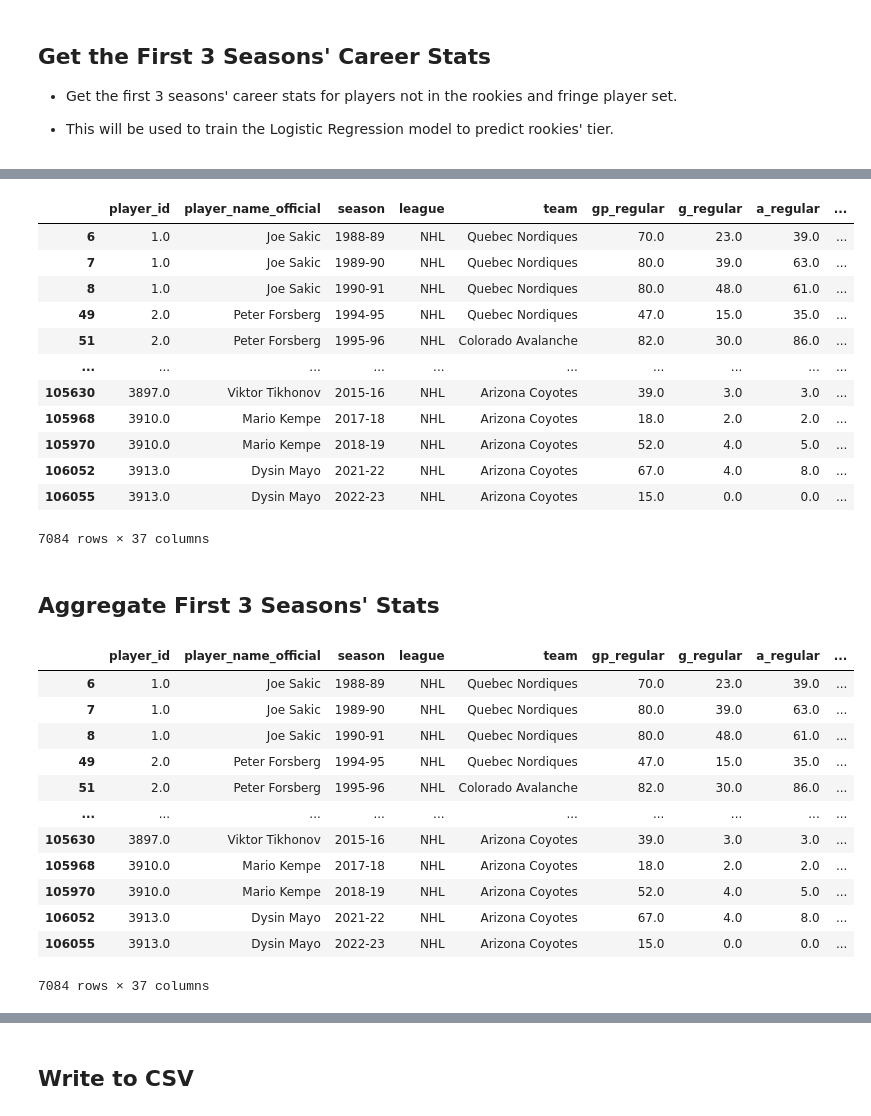
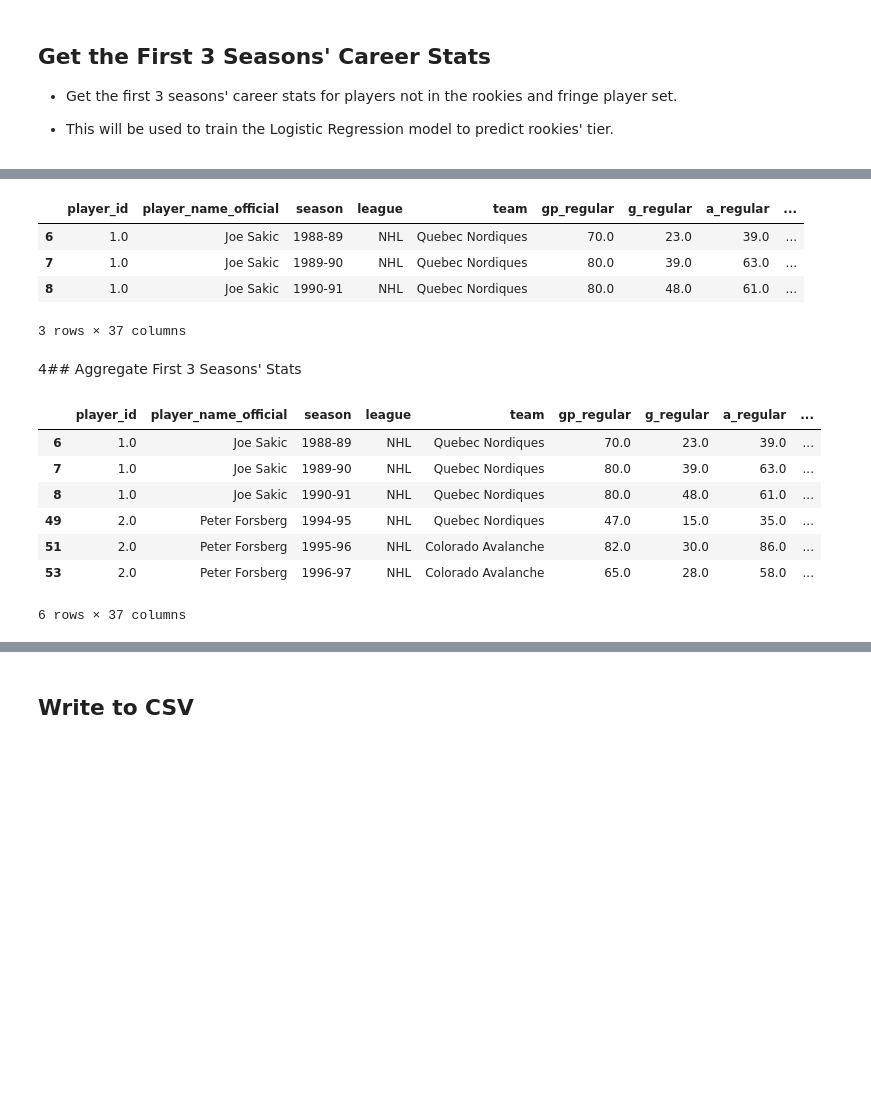
Before and after one commit to shigenogoro/NHL-Prospect-Predictor, a Jupyter notebook: tier_classifier/nhl_player_preprocessing.ipynb, the cells around one changed output, grey strips where cells are left out. Saved outputs shown, nothing was run; the diff lists cells and outputs as text; code cells hidden in the pictures; blank space fills up the shorter version.

```diff
--- a/tier_classifier/nhl_player_preprocessing.ipynb
+++ b/tier_classifier/nhl_player_preprocessing.ipynb
@@ -640,26 +680,18 @@ nhl_main_players_stats.shape
 # %%
 # Get the first 3 seasons' stats for each player
 nhl_main_players_3_season_stats = nhl_main_players_stats.groupby('player_id').head(3)
-nhl_main_players_3_season_stats
+nhl_main_players_3_season_stats.head(3)
 # %% [output]
 |  | player_id | player_name_official | season | league | team | gp_regular | g_regular | a_regular | ... |
 | 6 | 1.0 | Joe Sakic | 1988-89 | NHL | Quebec Nordiques | 70.0 | 23.0 | 39.0 | ... |
 | 7 | 1.0 | Joe Sakic | 1989-90 | NHL | Quebec Nordiques | 80.0 | 39.0 | 63.0 | ... |
 | 8 | 1.0 | Joe Sakic | 1990-91 | NHL | Quebec Nordiques | 80.0 | 48.0 | 61.0 | ... |
-| 49 | 2.0 | Peter Forsberg | 1994-95 | NHL | Quebec Nordiques | 47.0 | 15.0 | 35.0 | ... |
-| 51 | 2.0 | Peter Forsberg | 1995-96 | NHL | Colorado Avalanche | 82.0 | 30.0 | 86.0 | ... |
-| ... | ... | ... | ... | ... | ... | ... | ... | ... | ... |
-| 105630 | 3897.0 | Viktor Tikhonov | 2015-16 | NHL | Arizona Coyotes | 39.0 | 3.0 | 3.0 | ... |
-| 105968 | 3910.0 | Mario Kempe | 2017-18 | NHL | Arizona Coyotes | 18.0 | 2.0 | 2.0 | ... |
-| 105970 | 3910.0 | Mario Kempe | 2018-19 | NHL | Arizona Coyotes | 52.0 | 4.0 | 5.0 | ... |
-| 106052 | 3913.0 | Dysin Mayo | 2021-22 | NHL | Arizona Coyotes | 67.0 | 4.0 | 8.0 | ... |
-| 106055 | 3913.0 | Dysin Mayo | 2022-23 | NHL | Arizona Coyotes | 15.0 | 0.0 | 0.0 | ... |
-7084 rows × 37 columns
+3 rows × 37 columns
 # %%
 # Write to CSV
 nhl_main_players_3_season_stats.to_csv('../dataset/preprocess/nhl_main_players_3_season_stats.csv', index=False, encoding='utf-8-sig')
 # %% [markdown]
-## Aggregate First 3 Seasons' Stats
+4## Aggregate First 3 Seasons' Stats
 # %%
 # Aggregate first 3 seasons' career stats
 # Load first 3 seasons' stats
@@ -668,7 +700,7 @@ first_3_seasons_stats = pd.read_csv('../dataset/preprocess/nhl_main_players_3_se
 # Step 1: Copy the first 3 seasons' stats
 first_3_seasons_stats = nhl_main_players_3_season_stats.copy()
 
-first_3_seasons_stats
+first_3_seasons_stats.head(6)
 # %% [output]
 |  | player_id | player_name_official | season | league | team | gp_regular | g_regular | a_regular | ... |
 | 6 | 1.0 | Joe Sakic | 1988-89 | NHL | Quebec Nordiques | 70.0 | 23.0 | 39.0 | ... |
@@ -676,10 +708,5 @@ first_3_seasons_stats
 | 8 | 1.0 | Joe Sakic | 1990-91 | NHL | Quebec Nordiques | 80.0 | 48.0 | 61.0 | ... |
 | 49 | 2.0 | Peter Forsberg | 1994-95 | NHL | Quebec Nordiques | 47.0 | 15.0 | 35.0 | ... |
 | 51 | 2.0 | Peter Forsberg | 1995-96 | NHL | Colorado Avalanche | 82.0 | 30.0 | 86.0 | ... |
-| ... | ... | ... | ... | ... | ... | ... | ... | ... | ... |
-| 105630 | 3897.0 | Viktor Tikhonov | 2015-16 | NHL | Arizona Coyotes | 39.0 | 3.0 | 3.0 | ... |
-| 105968 | 3910.0 | Mario Kempe | 2017-18 | NHL | Arizona Coyotes | 18.0 | 2.0 | 2.0 | ... |
-| 105970 | 3910.0 | Mario Kempe | 2018-19 | NHL | Arizona Coyotes | 52.0 | 4.0 | 5.0 | ... |
-| 106052 | 3913.0 | Dysin Mayo | 2021-22 | NHL | Arizona Coyotes | 67.0 | 4.0 | 8.0 | ... |
-| 106055 | 3913.0 | Dysin Mayo | 2022-23 | NHL | Arizona Coyotes | 15.0 | 0.0 | 0.0 | ... |
+| 53 | 2.0 | Peter Forsberg | 1996-97 | NHL | Colorado Avalanche | 65.0 | 28.0 | 58.0 | ... |
-7084 rows × 37 columns
+6 rows × 37 columns
```
Also changed, not shown: parts of 42 cells of this notebook, 13 other files.
